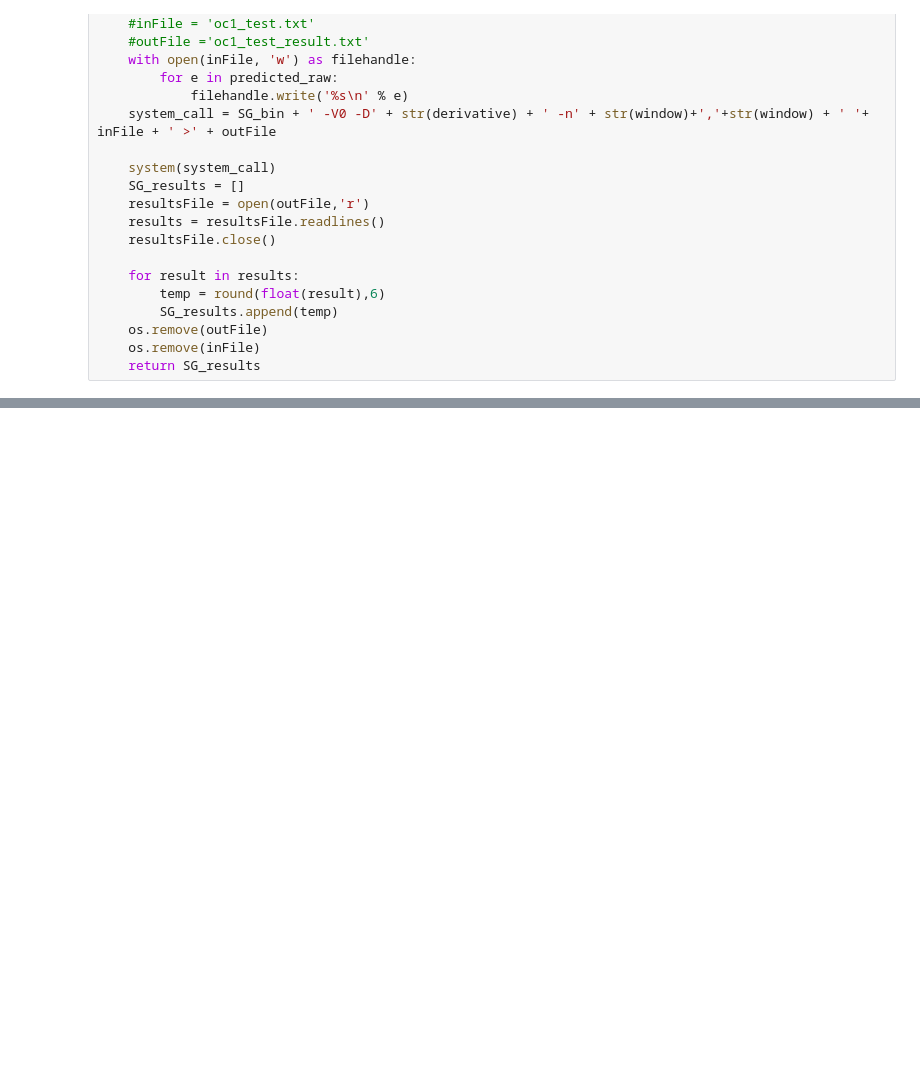
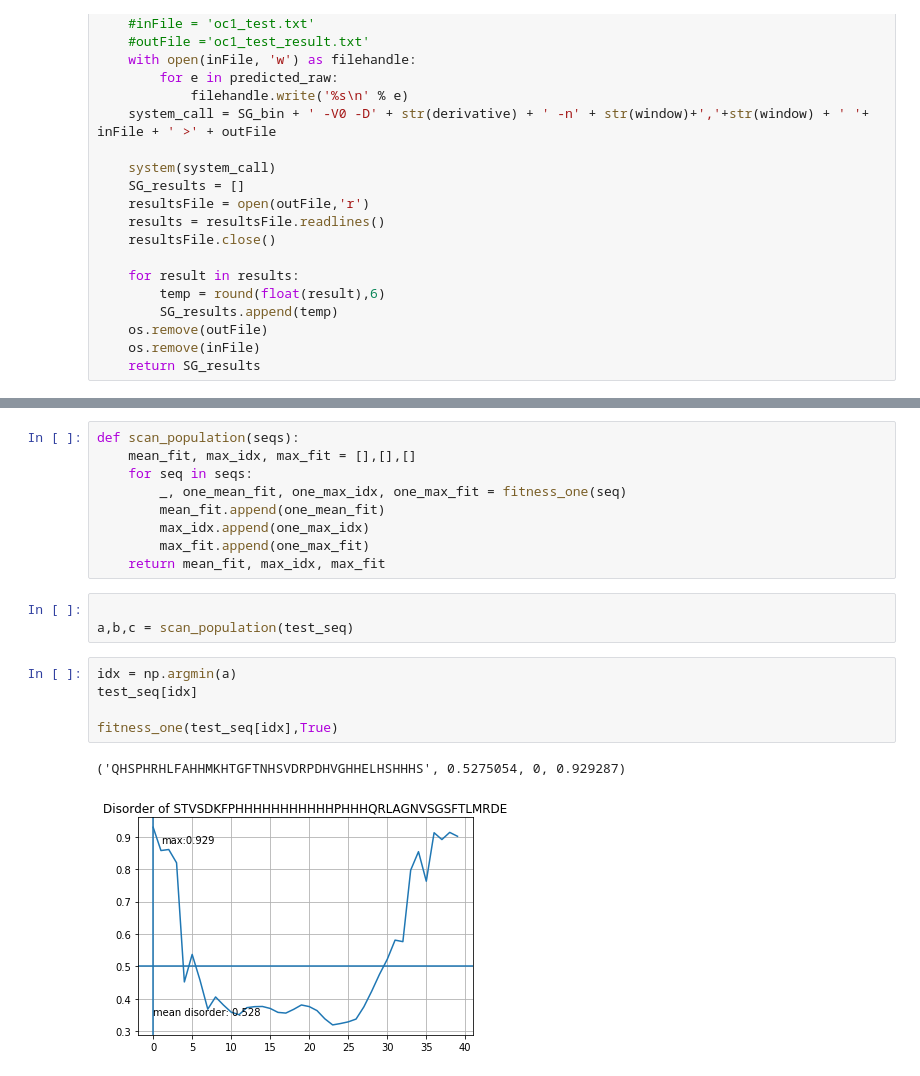
Before and after one commit to xiaodongeast/ProteinPrediction, a Jupyter notebook: dis_prediction.ipynb, the cells around one changed output, grey strips where cells are left out. Drawn from its saved outputs; the diff is of its cells as text; blank space fills up the shorter version.

Commit message:
add mutations and scan population

```diff
--- a/dis_prediction.ipynb
+++ b/dis_prediction.ipynb
@@ -136,0 +279,20 @@ print(COILS_smooth,'\n\n', COILS_raw)
+# %%
+def scan_population(seqs):
+    mean_fit, max_idx, max_fit = [],[],[]
+    for seq in seqs:
+        _, one_mean_fit, one_max_idx, one_max_fit = fitness_one(seq)
+        mean_fit.append(one_mean_fit)
+        max_idx.append(one_max_idx)
+        max_fit.append(one_max_fit)
+    return mean_fit, max_idx, max_fit
+# %%
+
+a,b,c = scan_population(test_seq)
+# %%
+idx = np.argmin(a)
+test_seq[idx]
+
+fitness_one(test_seq[idx],True)
+# %% [output]
+('QHSPHRHLFAHHMKHTGFTNHSVDRPDHVGHHELHSHHHS', 0.5275054, 0, 0.929287)
+[figure, added]
```
Also changed, not shown: parts of 12 cells of this notebook.
